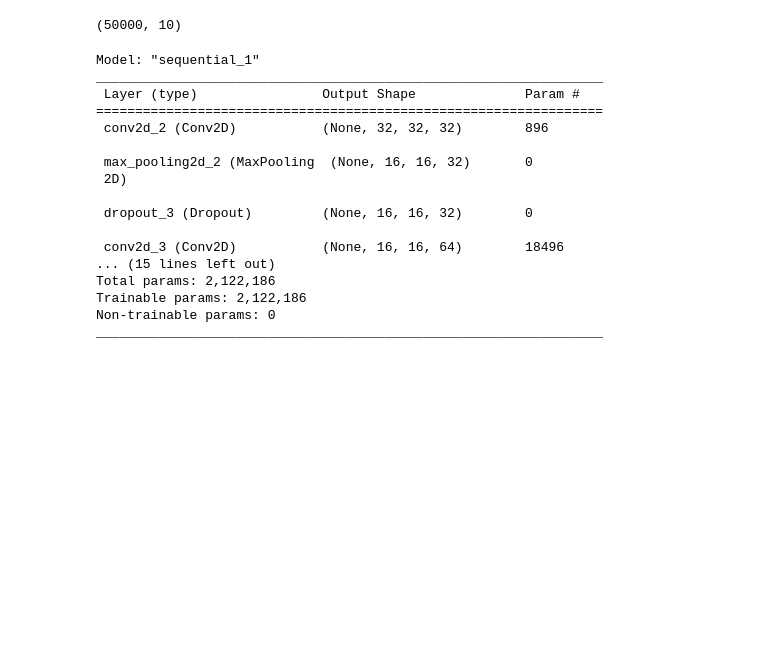
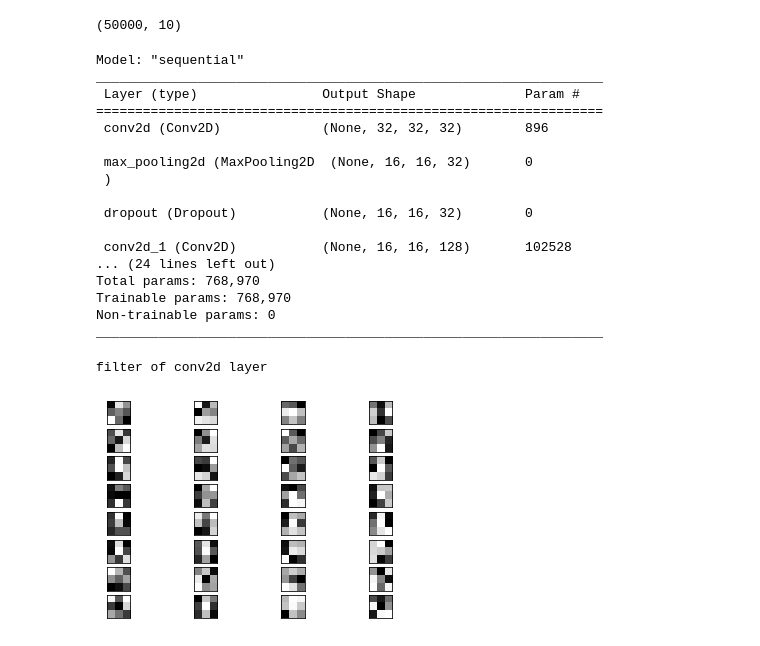
Before and after one commit to ttu1984wei/AI_practice, a Jupyter notebook: 20220714_CNN_CIFAR_10.ipynb, the cells around one changed output. Cells and saved outputs as stored; diff of their text form; code cells hidden in the pictures; blank space fills up the shorter version.

```diff
--- a/20220714_CNN_CIFAR_10.ipynb
+++ b/20220714_CNN_CIFAR_10.ipynb
@@ -49,6 +48,11 @@ y_train.shape
 model = Sequential()
 model.add(Conv2D(32, kernel_size=(3, 3), padding='same',
          input_shape=x_train.shape[1:], activation='relu'))
+model.add(MaxPooling2D(pool_size=(2,2)))
+model.add(Dropout(0.25))
+
+model.add(Conv2D(128, kernel_size=(5, 5), padding='same',
+          activation='relu'))#不需要input
 model.add(MaxPooling2D(pool_size=(2,2)))
 model.add(Dropout(0.25))
 
@@ -59,24 +63,42 @@ model.add(Dropout(0.25))
 
 model.add(Flatten())
 model.add(Dense(512, activation='relu'))
+model.add(Dense(128, activation='relu'))
 model.add(Dropout(0.5))
 model.add(Dense(10, activation='softmax'))
 model.summary()
 # %% [output]
-Model: "sequential_1"
+Model: "sequential"
 _________________________________________________________________
  Layer (type)                Output Shape              Param #
 =================================================================
- conv2d_2 (Conv2D)           (None, 32, 32, 32)        896
+ conv2d (Conv2D)             (None, 32, 32, 32)        896
 
- max_pooling2d_2 (MaxPooling  (None, 16, 16, 32)       0
- 2D)
+ max_pooling2d (MaxPooling2D  (None, 16, 16, 32)       0
+ )
 
- dropout_3 (Dropout)         (None, 16, 16, 32)        0
+ dropout (Dropout)           (None, 16, 16, 32)        0
 
- conv2d_3 (Conv2D)           (None, 16, 16, 64)        18496
-... (15 lines left out)
-Total params: 2,122,186
-Trainable params: 2,122,186
+ conv2d_1 (Conv2D)           (None, 16, 16, 128)       102528
+... (24 lines left out)
+Total params: 768,970
+Trainable params: 768,970
 Non-trainable params: 0
 _________________________________________________________________
+# %%
+def plot_filters(layer,x,y):
+    print('filter of {} layer'.format(layer.name))
+    filters = layer.get_weights()[0]
+    (w,h,_,n)=filters.shape
+    for j in range(n):
+        ax=plt.subplot(y,x,j+1)
+        ax.imshow(filters[:,:,0,j],cmap='binary')
+        plt.xticks([])
+        plt.yticks([])
+    plt.show()
+    return plt
+
+plot_filters(model.layers[0],4,8)  # 1st convolution layer
+# %% [output]
+filter of conv2d layer
+[figure, added]
```
Also changed, not shown: parts of 11 cells of this notebook.
